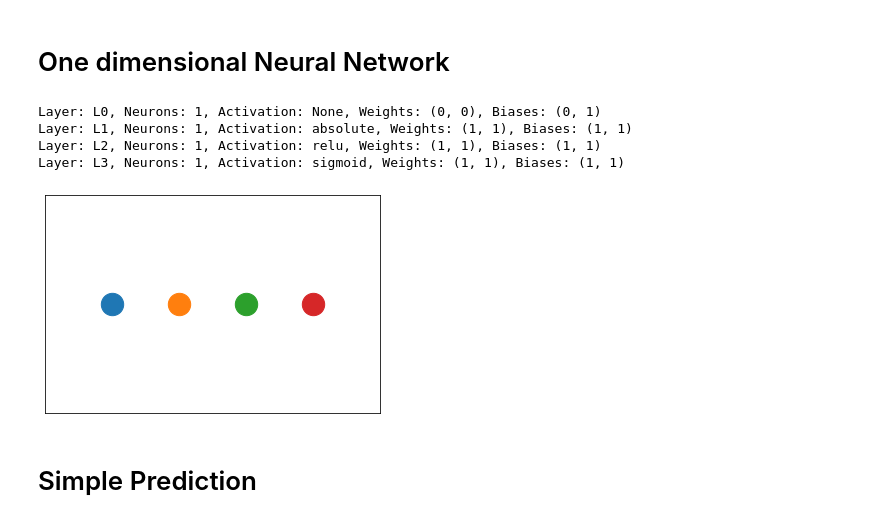
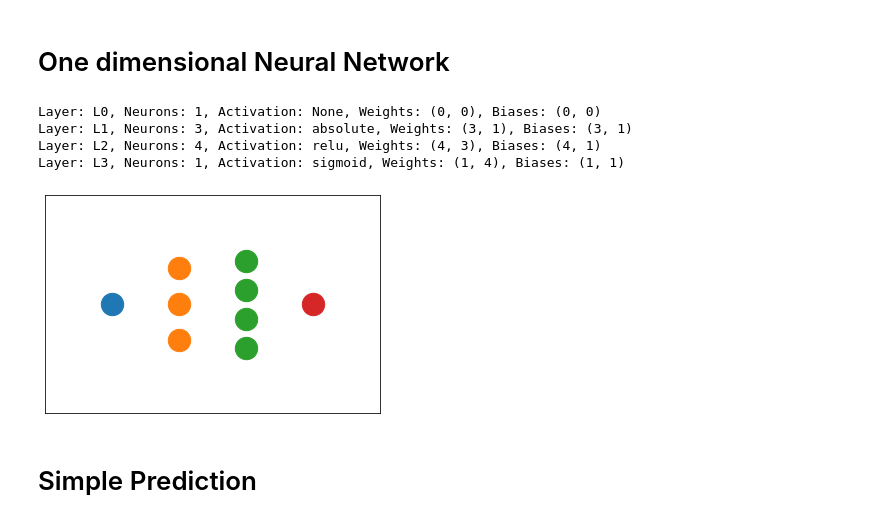
Before and after one commit to AleksandrGontcharov/neuralnetwork, a Jupyter notebook: neural_network_testing.ipynb, the cells around one changed output. Cells and saved outputs as stored; diff of their text form; code cells hidden in the pictures.

```diff
--- a/neural_network_testing.ipynb
+++ b/neural_network_testing.ipynb
@@ -6,16 +6,17 @@ from neuralnetwork import Network
 # %%
 # Example Network
 mynetwork = Network(1)
-mynetwork.add_layer(1, activation = 'absolute' )
-mynetwork.add_layer(1, activation = 'relu')
+mynetwork.add_layer(3, activation = 'absolute' )
+#mynetwork.add_layer(4, activation = 'relu')
+mynetwork.add_layer(4, activation = 'relu')
 mynetwork.add_layer(1, activation = 'sigmoid')
 mynetwork.summary()
 # %% [output]
-Layer: L0, Neurons: 1, Activation: None, Weights: (0, 0), Biases: (0, 1)
-Layer: L1, Neurons: 1, Activation: absolute, Weights: (1, 1), Biases: (1, 1)
-Layer: L2, Neurons: 1, Activation: relu, Weights: (1, 1), Biases: (1, 1)
-Layer: L3, Neurons: 1, Activation: sigmoid, Weights: (1, 1), Biases: (1, 1)
+Layer: L0, Neurons: 1, Activation: None, Weights: (0, 0), Biases: (0, 0)
+Layer: L1, Neurons: 3, Activation: absolute, Weights: (3, 1), Biases: (3, 1)
+Layer: L2, Neurons: 4, Activation: relu, Weights: (4, 3), Biases: (4, 1)
+Layer: L3, Neurons: 1, Activation: sigmoid, Weights: (1, 4), Biases: (1, 1)
-[figure, old version]
+[figure, new version]
 # %%
 import numpy as np
 # Change the  weights
```
Also changed, not shown: parts of 11 cells of this notebook, 1 other file.
